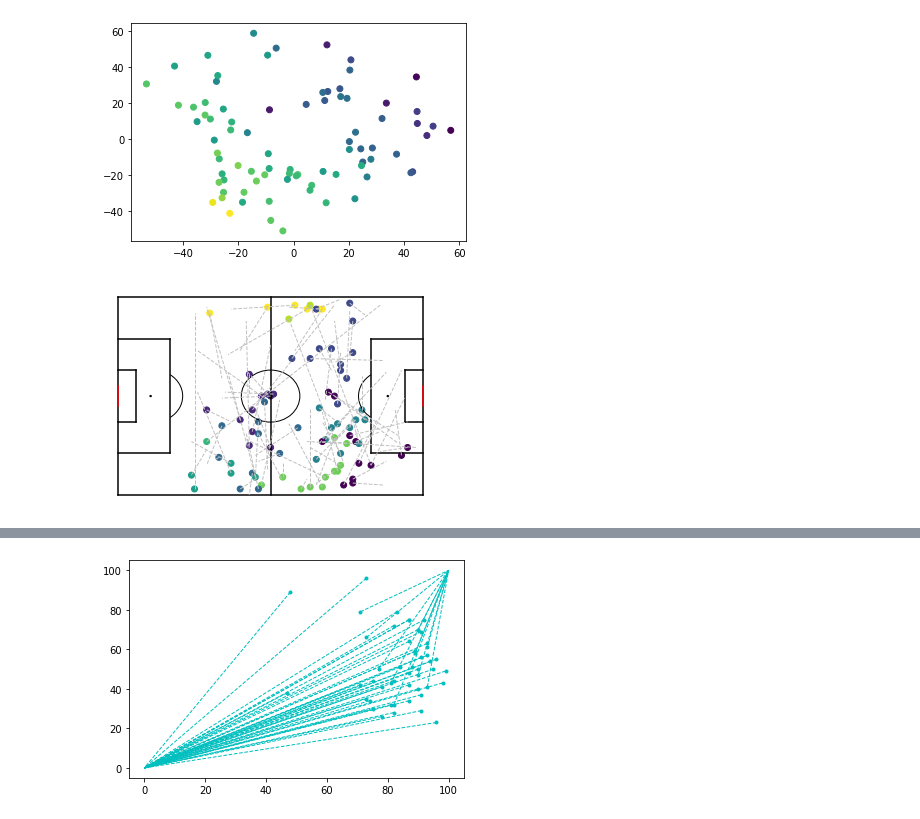
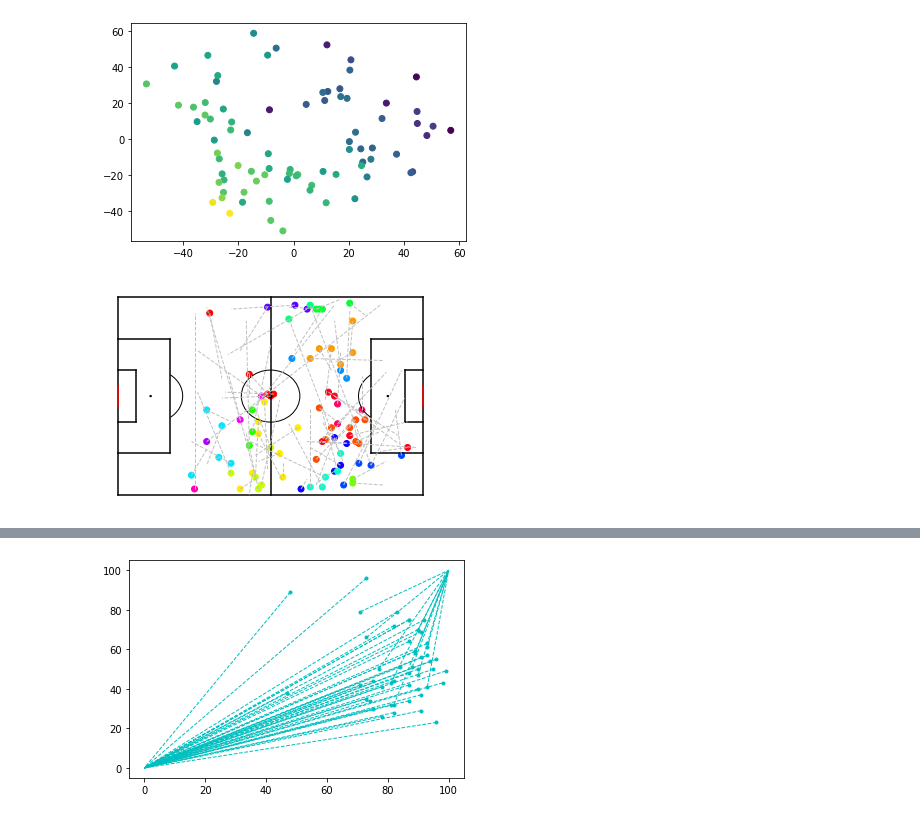
Before and after one commit to tifusisito/AnalisisFutbol, a Jupyter notebook: Cavani.ipynb, the cells around one changed output, grey strips where cells are left out. Drawn from its saved outputs; the diff is of its cells as text; code cells hidden in the pictures.

```diff
--- a/Cavani.ipynb
+++ b/Cavani.ipynb
@@ -486,8 +486,12 @@ Smart pass       0      0      0
 # %%
 PassClusters = pd.DataFrame(np.transpose(np.array([x1,y1,x2,y2])),columns=['x1','y1','x2','y2'])
 # %%
+y_inertia = []
 for i in range(80):
     model = KMeans(n_clusters=i+1)
     model.fit(PassClusters)
-    print(model.inertia_)
+    y_inertia.append(model.inertia_)
+
+plt.plot([x for x in range(len(y_inertia))],y_inertia,color='r')
+plt.show()
 # %% [output]
@@ -530,7 +518,7 @@ plt.show
 <function matplotlib.pyplot.show(*args, **kw)>
 [figure]
 # %%
-clusters = 10
+clusters = 20
 
 model = KMeans(n_clusters=clusters)
 model.fit(PassClusters)
@@ -558,35 +546,35 @@ plt.plot([97.97,97.97],[48,27.968],color="black")
 
 plt.plot([0,17.68],[60,60],color='black')
 plt.plot([0,17.68],[16,16],color='black')
 plt.plot([17.68,17.68],[16,60],color='black')
 plt.plot([0,6.03],[48,48],color='black')
 plt.plot([0,6.03],[27.968,27.968],color='black')
 plt.plot([6.03,6.03],[48,27.968],color='black')
 
 plt.plot([104,104],[34,42],color="red")
 plt.plot([0,0],[34,42],color='red')
 
 penaltySpot = plt.Circle((92.04,38),0.25,color="black")
 penaltySpotDF = plt.Circle((11,38),0.25,color='black')
 centreSpot = plt.Circle((52,38),0.5,color="black")
 centreCircle = plt.Circle((52,38),10,color="black",fill=False)
 
 D = Arc((92.04,38),height=20,width=20,angle=0,theta1=125,theta2=235,color="black")
 E = Arc((11.96,38),height=20,width=20,angle=0,theta1=305,theta2=55,color="black")
 
 ax.add_patch(centreSpot)
 ax.add_patch(centreCircle)
 ax.add_patch(penaltySpot)
 ax.add_patch(penaltySpotDF)
 ax.add_patch(D)
 ax.add_patch(E)
 
 plt.plot([x1,x2],[y1,y2],c='silver',linewidth=1, linestyle='dashed')
-plt.scatter(x1,y1,c=PassClusters.colors)
+plt.scatter(x1,y1,c=PassClusters.colors,cmap='hsv')
 
 plt.show()
 # %% [output]
-[figure, old version]
+[figure, new version]
 # %%
 TeamShots = eventsWCTeam[eventsWCTeam.eventName == 'Shot']
 TeamShots
```
Also changed, not shown: parts of 3 cells of this notebook.
